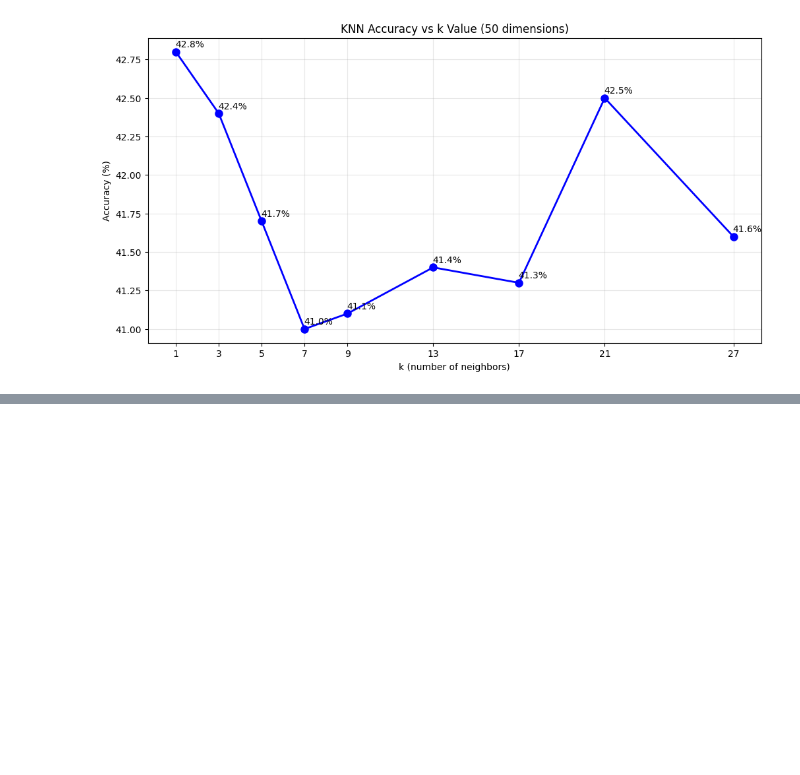
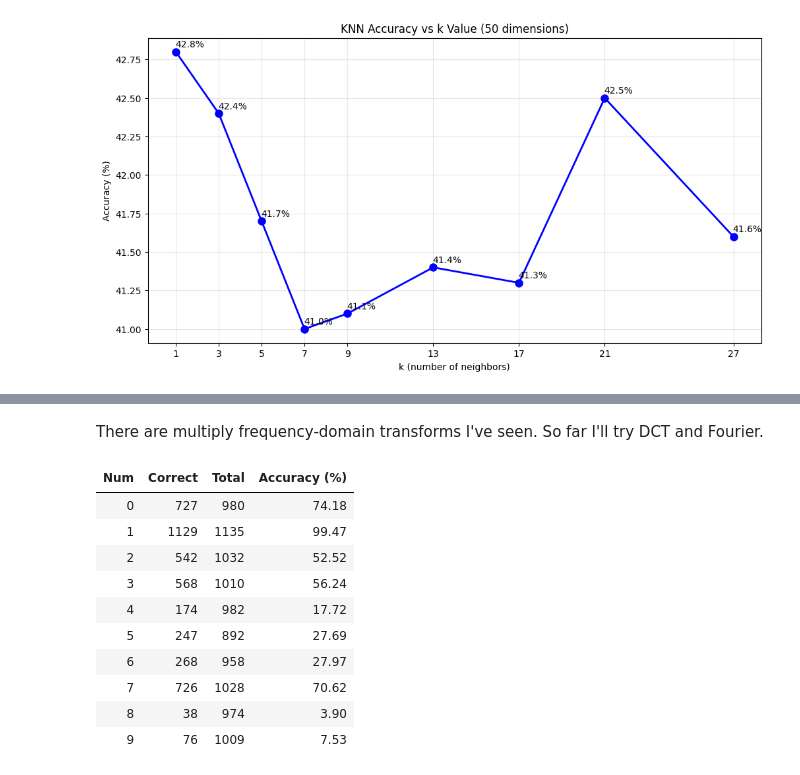
Before and after one commit to ChurroC/Number_Recognition, a Jupyter notebook: src/PCA.ipynb, the cells around one changed output, grey strips where cells are left out. Drawn from its saved outputs; the diff is of its cells as text; code cells hidden in the pictures; blank space fills up the shorter version.

```diff
--- a/src/PCA.ipynb
+++ b/src/PCA.ipynb
@@ -297,0 +316,33 @@ plt.show()
+# %% [markdown]
+There are multiply frequency-domain transforms I've seen. So far I'll try DCT and Fourier.
+# %%
+results_per_num = {
+    i: {"Num": i, "Correct": 0, "Total": 0, "Accuracy (%)": 0} for i in range(10)
+}
+
+for i in range(flat_test_images.shape[0]):
+    distances = np.linalg.norm(flat_images_projected - test_projections[i], axis=1)
+    n = np.argmin(distances)
+    if labels[n] == test_labels[i]:
+        results_per_num[test_labels[i]]["Correct"] += 1
+    results_per_num[test_labels[i]]["Total"] += 1
+
+for i in range(10):
+    results_per_num[i]["Accuracy (%)"] = (
+        results_per_num[i]["Correct"] / results_per_num[i]["Total"] * 100
+    )
+
+df_per_num = pd.DataFrame.from_dict(results_per_num, orient="index")
+display(df_per_num.style.hide(axis="index").format({"Accuracy (%)": "{:.2f}"}))
+# %% [output]
+| Num | Correct | Total | Accuracy (%) |
+| 0 | 727 | 980 | 74.18 |
+| 1 | 1129 | 1135 | 99.47 |
+| 2 | 542 | 1032 | 52.52 |
+| 3 | 568 | 1010 | 56.24 |
+| 4 | 174 | 982 | 17.72 |
+| 5 | 247 | 892 | 27.69 |
+| 6 | 268 | 958 | 27.97 |
+| 7 | 726 | 1028 | 70.62 |
+| 8 | 38 | 974 | 3.90 |
+| 9 | 76 | 1009 | 7.53 |
```
Also changed, not shown: parts of 14 cells of this notebook.
